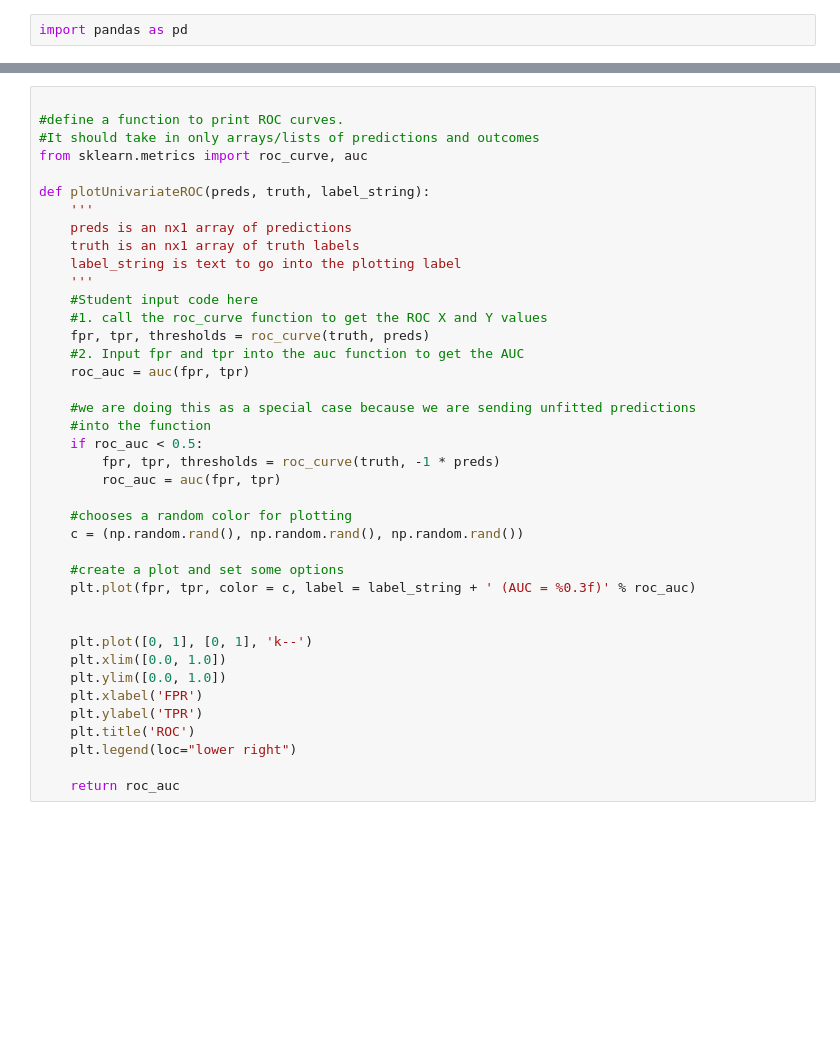
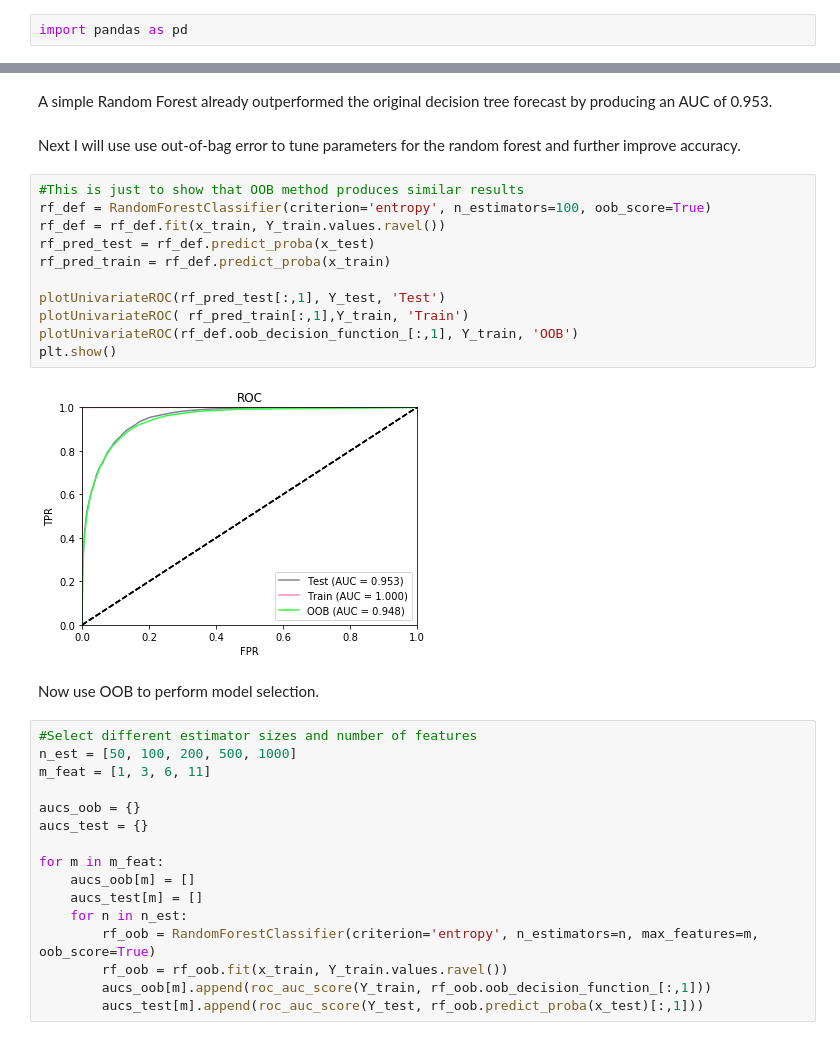
Before and after one commit to ksenialearn/hospitalization_forecast, a Jupyter notebook: random_forest.ipynb, the cells around one changed output, grey strips where cells are left out. Cells and saved outputs as stored; diff of their text form; blank space fills up the shorter version.

Commit message:
modeling start

```diff
--- a/random_forest.ipynb
+++ b/random_forest.ipynb
@@ -36,40 +72,35 @@ plt.show()
-# %%
-
-#define a function to print ROC curves.
-#It should take in only arrays/lists of predictions and outcomes
-from sklearn.metrics import roc_curve, auc
-
-def plotUnivariateROC(preds, truth, label_string):
-    '''
-    preds is an nx1 array of predictions
-    truth is an nx1 array of truth labels
-    label_string is text to go into the plotting label
-    '''
-    #Student input code here
-    #1. call the roc_curve function to get the ROC X and Y values
-    fpr, tpr, thresholds = roc_curve(truth, preds)
-    #2. Input fpr and tpr into the auc function to get the AUC
-    roc_auc = auc(fpr, tpr)
-
-    #we are doing this as a special case because we are sending unfitted predictions
-    #into the function
-    if roc_auc < 0.5:
-        fpr, tpr, thresholds = roc_curve(truth, -1 * preds)
-        roc_auc = auc(fpr, tpr)
-
-    #chooses a random color for plotting
-    c = (np.random.rand(), np.random.rand(), np.random.rand())
-
-    #create a plot and set some options
-    plt.plot(fpr, tpr, color = c, label = label_string + ' (AUC = %0.3f)' % roc_auc)
-
-
-    plt.plot([0, 1], [0, 1], 'k--')
-    plt.xlim([0.0, 1.0])
-    plt.ylim([0.0, 1.0])
-    plt.xlabel('FPR')
-    plt.ylabel('TPR')
-    plt.title('ROC')
-    plt.legend(loc="lower right")
-
-    return roc_auc
+# %% [markdown]
+A simple Random Forest already outperformed the original decision tree forecast by producing an AUC of 0.953.
+# %% [markdown]
+Next I will use use out-of-bag error to tune parameters for the random forest and further improve accuracy.
+# %%
+#This is just to show that OOB method produces similar results
+rf_def = RandomForestClassifier(criterion='entropy', n_estimators=100, oob_score=True)
+rf_def = rf_def.fit(x_train, Y_train.values.ravel())
+rf_pred_test = rf_def.predict_proba(x_test)
+rf_pred_train = rf_def.predict_proba(x_train)
+
+plotUnivariateROC(rf_pred_test[:,1], Y_test, 'Test')
+plotUnivariateROC( rf_pred_train[:,1],Y_train, 'Train')
+plotUnivariateROC(rf_def.oob_decision_function_[:,1], Y_train, 'OOB')
+plt.show()
+# %% [output]
+[figure, added]
+# %% [markdown]
+Now use OOB to perform model selection.
+# %%
+#Select different estimator sizes and number of features
+n_est = [50, 100, 200, 500, 1000]
+m_feat = [1, 3, 6, 11]
+
+aucs_oob = {}
+aucs_test = {}
+
+for m in m_feat:
+    aucs_oob[m] = []
+    aucs_test[m] = []
+    for n in n_est:
+        rf_oob = RandomForestClassifier(criterion='entropy', n_estimators=n, max_features=m, oob_score=True)
+        rf_oob = rf_oob.fit(x_train, Y_train.values.ravel())
+        aucs_oob[m].append(roc_auc_score(Y_train, rf_oob.oob_decision_function_[:,1]))
+        aucs_test[m].append(roc_auc_score(Y_test, rf_oob.predict_proba(x_test)[:,1]))
```
Also changed, not shown: parts of 17 cells of this notebook, 4 other files.
